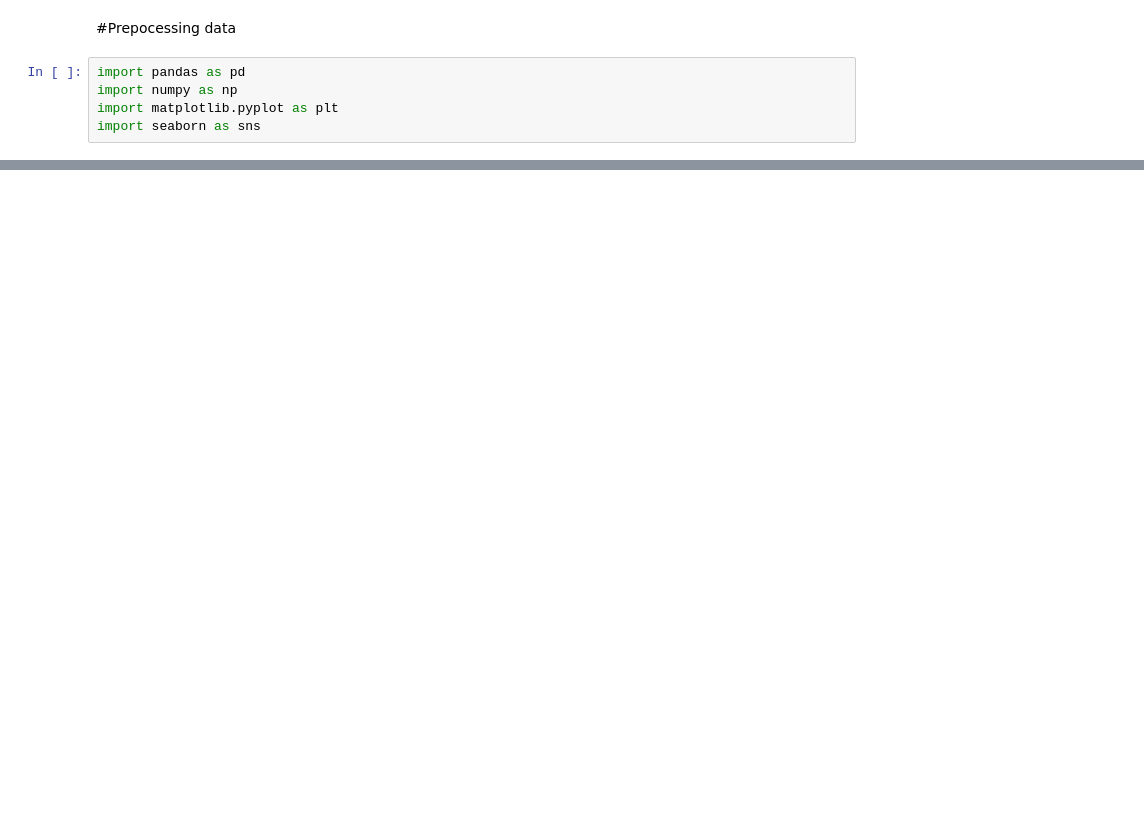
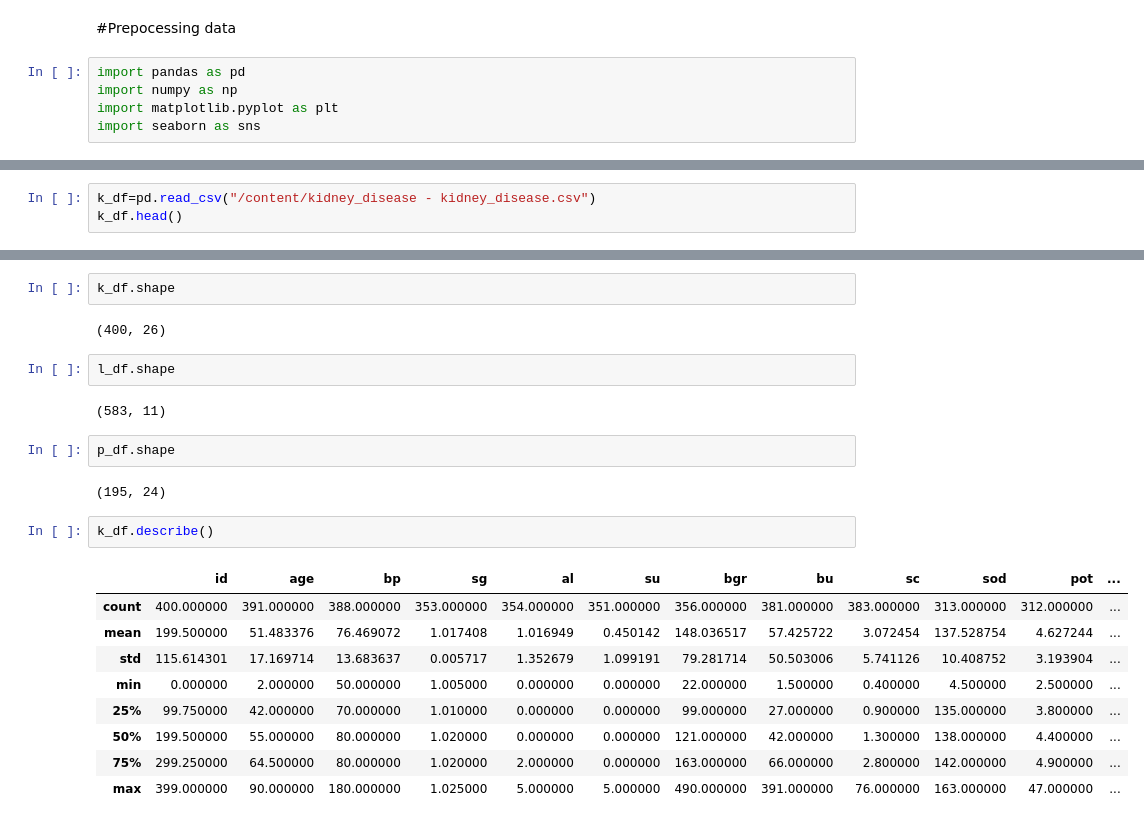
Before and after one commit to msandhiya07/Multidiseasesds, a Jupyter notebook: multidiseases.ipynb, the cells around one changed output, grey strips where cells are left out. Saved outputs shown, nothing was run; the diff lists cells and outputs as text; blank space fills up the shorter version.

```diff
--- a/multidiseases.ipynb
+++ b/multidiseases.ipynb
@@ -154,0 +10,3 @@ if parkinsons_df.empty:
+# %%
+k_df=pd.read_csv("/content/kidney_disease - kidney_disease.csv")
+k_df.head()
@@ -154,0 +42,24 @@ if parkinsons_df.empty:
+# %%
+k_df.shape
+# %% [output]
+(400, 26)
+# %%
+l_df.shape
+# %% [output]
+(583, 11)
+# %%
+p_df.shape
+# %% [output]
+(195, 24)
+# %%
+k_df.describe()
+# %% [output]
+|  | id | age | bp | sg | al | su | bgr | bu | sc | sod | pot | ... |
+| count | 400.000000 | 391.000000 | 388.000000 | 353.000000 | 354.000000 | 351.000000 | 356.000000 | 381.000000 | 383.000000 | 313.000000 | 312.000000 | ... |
+| mean | 199.500000 | 51.483376 | 76.469072 | 1.017408 | 1.016949 | 0.450142 | 148.036517 | 57.425722 | 3.072454 | 137.528754 | 4.627244 | ... |
+| std | 115.614301 | 17.169714 | 13.683637 | 0.005717 | 1.352679 | 1.099191 | 79.281714 | 50.503006 | 5.741126 | 10.408752 | 3.193904 | ... |
+| min | 0.000000 | 2.000000 | 50.000000 | 1.005000 | 0.000000 | 0.000000 | 22.000000 | 1.500000 | 0.400000 | 4.500000 | 2.500000 | ... |
+| 25% | 99.750000 | 42.000000 | 70.000000 | 1.010000 | 0.000000 | 0.000000 | 99.000000 | 27.000000 | 0.900000 | 135.000000 | 3.800000 | ... |
+| 50% | 199.500000 | 55.000000 | 80.000000 | 1.020000 | 0.000000 | 0.000000 | 121.000000 | 42.000000 | 1.300000 | 138.000000 | 4.400000 | ... |
+| 75% | 299.250000 | 64.500000 | 80.000000 | 1.020000 | 2.000000 | 0.000000 | 163.000000 | 66.000000 | 2.800000 | 142.000000 | 4.900000 | ... |
+| max | 399.000000 | 90.000000 | 180.000000 | 1.025000 | 5.000000 | 5.000000 | 490.000000 | 391.000000 | 76.000000 | 163.000000 | 47.000000 | ... |
```
Also changed, not shown: parts of 36 cells of this notebook.
